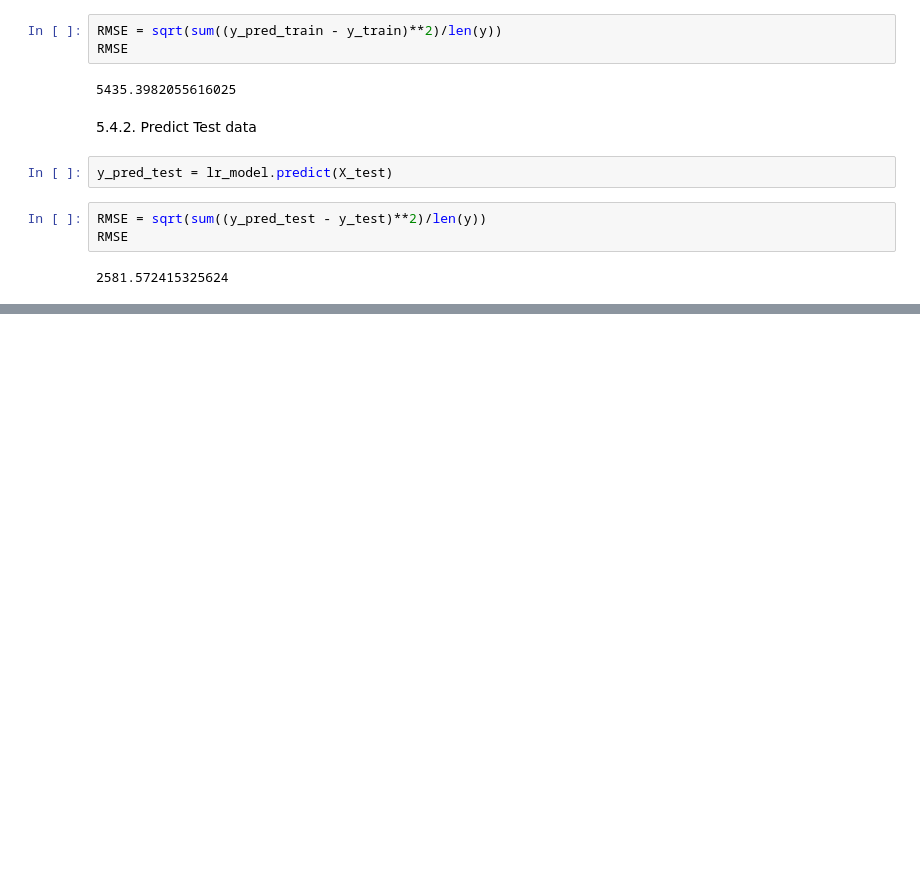
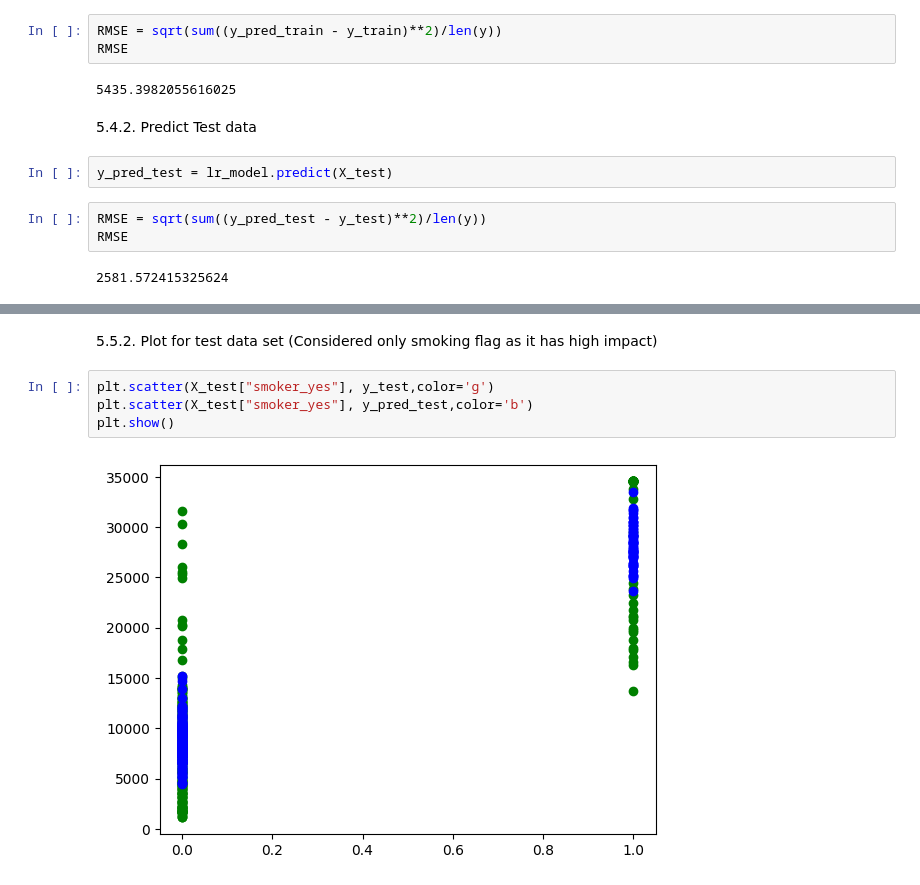
Before and after one commit to gourabb8273/Data-Science-With-Python, a Jupyter notebook: LinearRegression/health_insurance_charge_predictor_linear_regression_model.ipynb, the cells around one changed output, grey strips where cells are left out. Saved outputs shown, nothing was run; the diff lists cells and outputs as text; blank space fills up the shorter version.

```diff
--- a/LinearRegression/health_insurance_charge_predictor_linear_regression_model.ipynb
+++ b/LinearRegression/health_insurance_charge_predictor_linear_regression_model.ipynb
@@ -283,0 +301,8 @@ RMSE
+# %% [markdown]
+5.5.2. Plot for test data set (Considered only smoking flag as it has high impact)
+# %%
+plt.scatter(X_test["smoker_yes"], y_test,color='g')
+plt.scatter(X_test["smoker_yes"], y_pred_test,color='b')
+plt.show()
+# %% [output]
+[figure, added]
```
Also changed, not shown: parts of 7 cells of this notebook.
